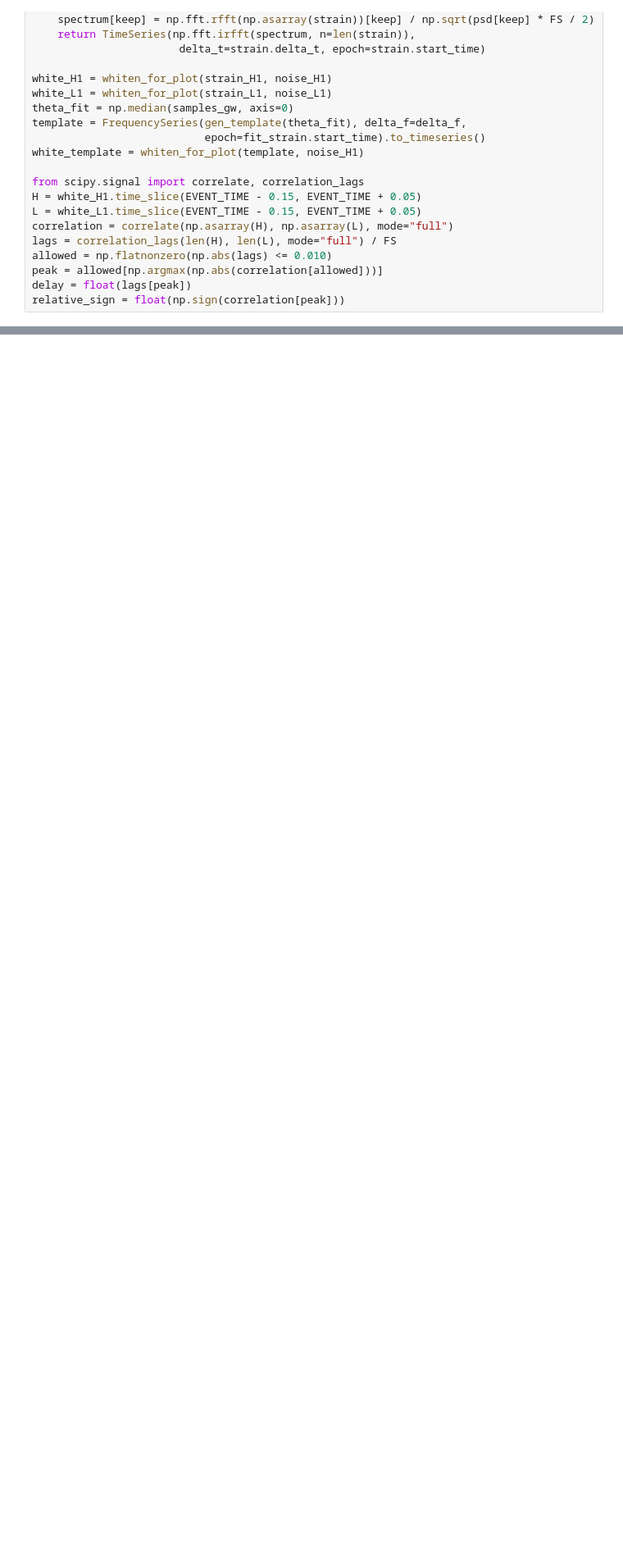
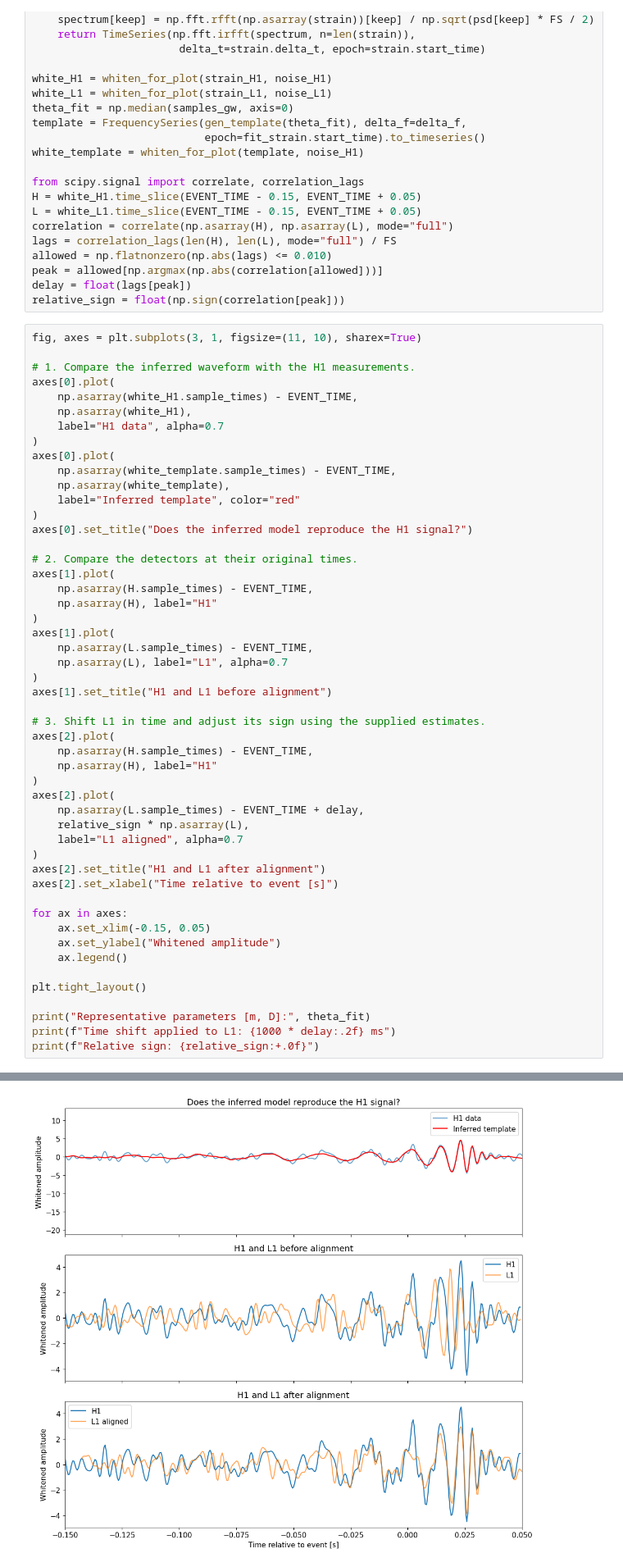
Before and after one commit to Marshhall/Black_Hole_Whispers, a Jupyter notebook: main.ipynb, the cells around one changed output, grey strips where cells are left out. Shown at 82% size. Drawn from its saved outputs; the diff is of its cells as text; blank space fills up the shorter version.

```diff
--- a/main.ipynb
+++ b/main.ipynb
@@ -755,3 +909,54 @@ allowed = np.flatnonzero(np.abs(lags) <= 0.010)
 peak = allowed[np.argmax(np.abs(correlation[allowed]))]
 delay = float(lags[peak])
 relative_sign = float(np.sign(correlation[peak]))
+# %%
+fig, axes = plt.subplots(3, 1, figsize=(11, 10), sharex=True)
+
+# 1. Compare the inferred waveform with the H1 measurements.
+axes[0].plot(
+    np.asarray(white_H1.sample_times) - EVENT_TIME,
+    np.asarray(white_H1),
+    label="H1 data", alpha=0.7
+)
+axes[0].plot(
+    np.asarray(white_template.sample_times) - EVENT_TIME,
+    np.asarray(white_template),
+    label="Inferred template", color="red"
+)
+axes[0].set_title("Does the inferred model reproduce the H1 signal?")
+
+# 2. Compare the detectors at their original times.
+axes[1].plot(
+    np.asarray(H.sample_times) - EVENT_TIME,
+    np.asarray(H), label="H1"
+)
+axes[1].plot(
+    np.asarray(L.sample_times) - EVENT_TIME,
+    np.asarray(L), label="L1", alpha=0.7
+)
+axes[1].set_title("H1 and L1 before alignment")
+
+# 3. Shift L1 in time and adjust its sign using the supplied estimates.
+axes[2].plot(
+    np.asarray(H.sample_times) - EVENT_TIME,
+    np.asarray(H), label="H1"
+)
+axes[2].plot(
+    np.asarray(L.sample_times) - EVENT_TIME + delay,
+    relative_sign * np.asarray(L),
+    label="L1 aligned", alpha=0.7
+)
+axes[2].set_title("H1 and L1 after alignment")
+axes[2].set_xlabel("Time relative to event [s]")
+
+for ax in axes:
+    ax.set_xlim(-0.15, 0.05)
+    ax.set_ylabel("Whitened amplitude")
+    ax.legend()
+
+plt.tight_layout()
+
+print("Representative parameters [m, D]:", theta_fit)
+print(f"Time shift applied to L1: {1000 * delay:.2f} ms")
+print(f"Relative sign: {relative_sign:+.0f}")
+# %% [output]
@@ -758,3 +966,4 @@ relative_sign = float(np.sign(correlation[peak]))
+[figure, added]
 # %% [markdown]
 # References:
 
```
Also changed, not shown: parts of 8 cells of this notebook, 1 other file.
